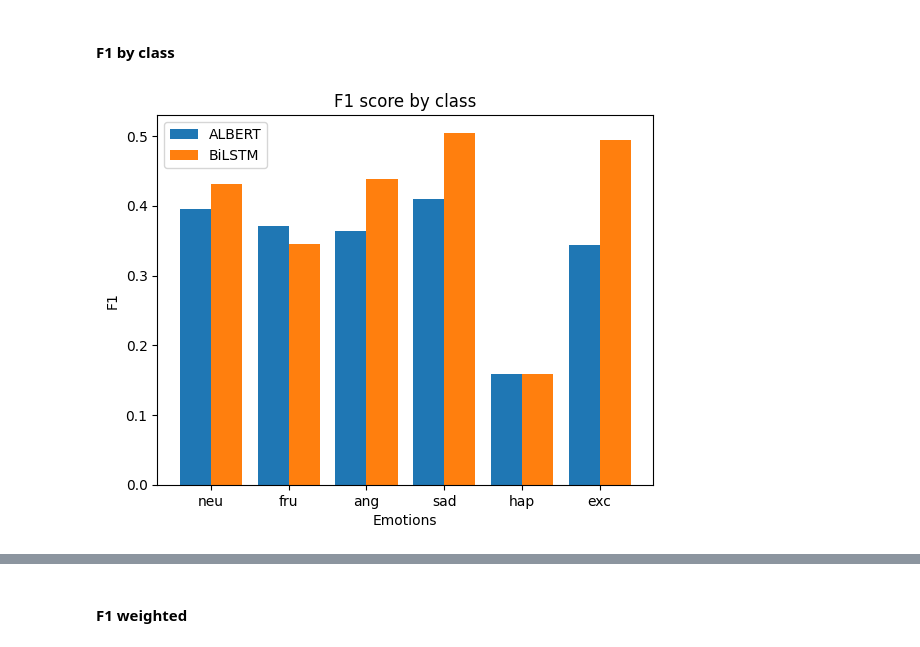
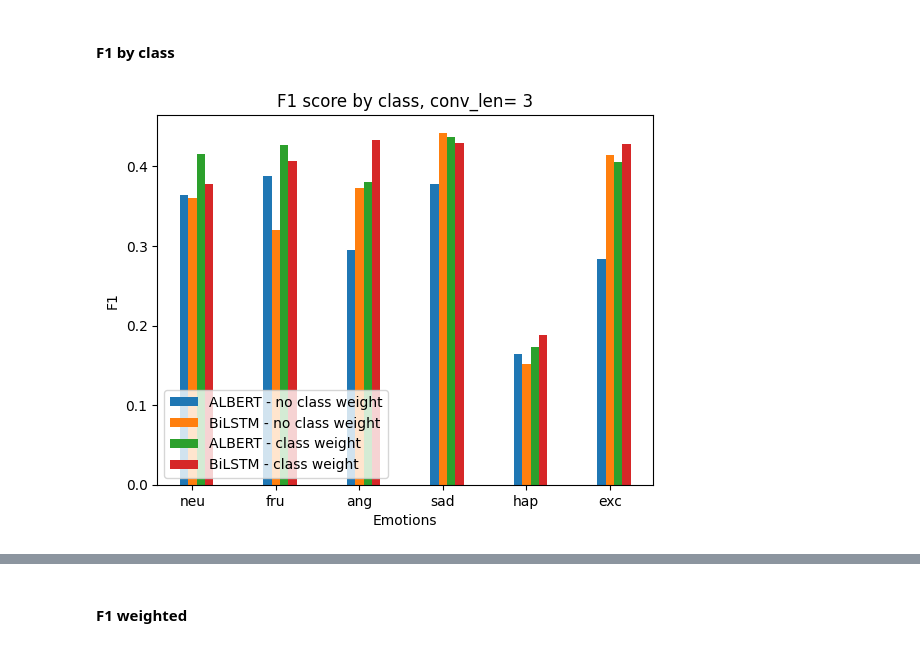
Before and after one commit to eskinderit/A-comparison-of-small-and-large-uni-multi-modal-language-models-for-sentiment-analysis-, a Jupyter notebook: Result Visualization.ipynb, the cells around one changed output, grey strips where cells are left out. Cells and saved outputs as stored; diff of their text form; code cells hidden in the pictures.

Commit message:
Updated results of all settings of 1-type models

```diff
--- a/Result Visualization.ipynb
+++ b/Result Visualization.ipynb
@@ -39,12 +39,21 @@ class Results:
     def __str__(self):
         return str(vars(res))
 
+# without class weights
 
 albert_results = [Results(train_log_url = f'./results/text/ALBERT/logs/log_conv{i}_TextTransformer_s42.txt',
     eval_log_url=f'./results/text/ALBERT/logs/log_conv{i}_TextTransformer_s42_results.txt') for i in range(1,5)]
 
 text_bilstm_results = [Results(train_log_url = f'./results/text/BiLSTM/logs/log_conv{i}_SimpleTextModel_s42.txt',
     eval_log_url=f'./results/text/BiLSTM/logs/log_conv{i}_SimpleTextModel_s42_results.txt') for i in range(1,5)]
+
+albert_results_classweight = Results(train_log_url = f'./results/text/ALBERT/logs/classweight/log_conv3_TextTransformer_cw_s42.txt',
+    eval_log_url=f'./results/text/ALBERT/logs/classweight/log_conv3_TextTransformer_cw_s42_results.txt')
+
+text_bilstm_results_classweight = Results(train_log_url = f'./results/text/BiLSTM/logs/classweight/log_conv3_SimpleTextModel_cw_s42.txt',
+    eval_log_url=f'./results/text/BiLSTM/logs/classweight/log_conv3_SimpleTextModel_cw_s42_results.txt')
+
+# using class weights and conv_length = 3
 # %% [markdown]
 ### F1
 # %% [markdown]
@@ -52,21 +61,25 @@ text_bilstm_results = [Results(train_log_url = f'./results/text/BiLSTM/logs/log_
 # %%
 ## f1 values by class
 # are these the ones we are considering?
+conv_len = 3
 label2id = ['neu', 'fru', 'ang', 'sad', 'hap', 'exc']
-albert_f1_byclass = albert_results[3].test_f1_all[:6]
-text_bilstm_f1_byclass = text_bilstm_results[3].test_f1_all[:6]
-
+albert_f1_byclass = albert_results[conv_len-1].test_f1_all[:6]
+text_bilstm_f1_byclass = text_bilstm_results[conv_len-1].test_f1_all[:6]
+albert_f1_byclass_classweight = albert_results_classweight.test_f1_all[:6]
+text_bilstm_f1_byclass_classweight = text_bilstm_results_classweight.test_f1_all[:6]
 
 X_axis = np.arange(len(label2id))
 
-plt.bar(X_axis - 0.2, albert_f1_byclass, 0.4, label = 'ALBERT')
-plt.bar(X_axis + 0.2, text_bilstm_f1_byclass, 0.4, label = 'BiLSTM')
+plt.bar(X_axis - 0.1, albert_f1_byclass, 0.1, label = 'ALBERT - no class weight')
+plt.bar(X_axis, text_bilstm_f1_byclass, 0.1, label = 'BiLSTM - no class weight')
+plt.bar(X_axis + 0.1, albert_f1_byclass_classweight, 0.1, label = 'ALBERT - class weight')
+plt.bar(X_axis + 0.2, text_bilstm_f1_byclass_classweight, 0.1, label = 'BiLSTM - class weight')
 
 plt.xticks(X_axis, label2id)
 plt.xlabel("Emotions")
 plt.ylabel("F1")
-plt.title("F1 score by class")
-plt.legend()
+plt.title(f"F1 score by class, conv_len= {conv_len}")
+plt.legend( loc='lower left')
 plt.show()
 # %% [output]
-[figure, old version]
+[figure, new version]
```
Also changed, not shown: parts of 17 cells of this notebook.
